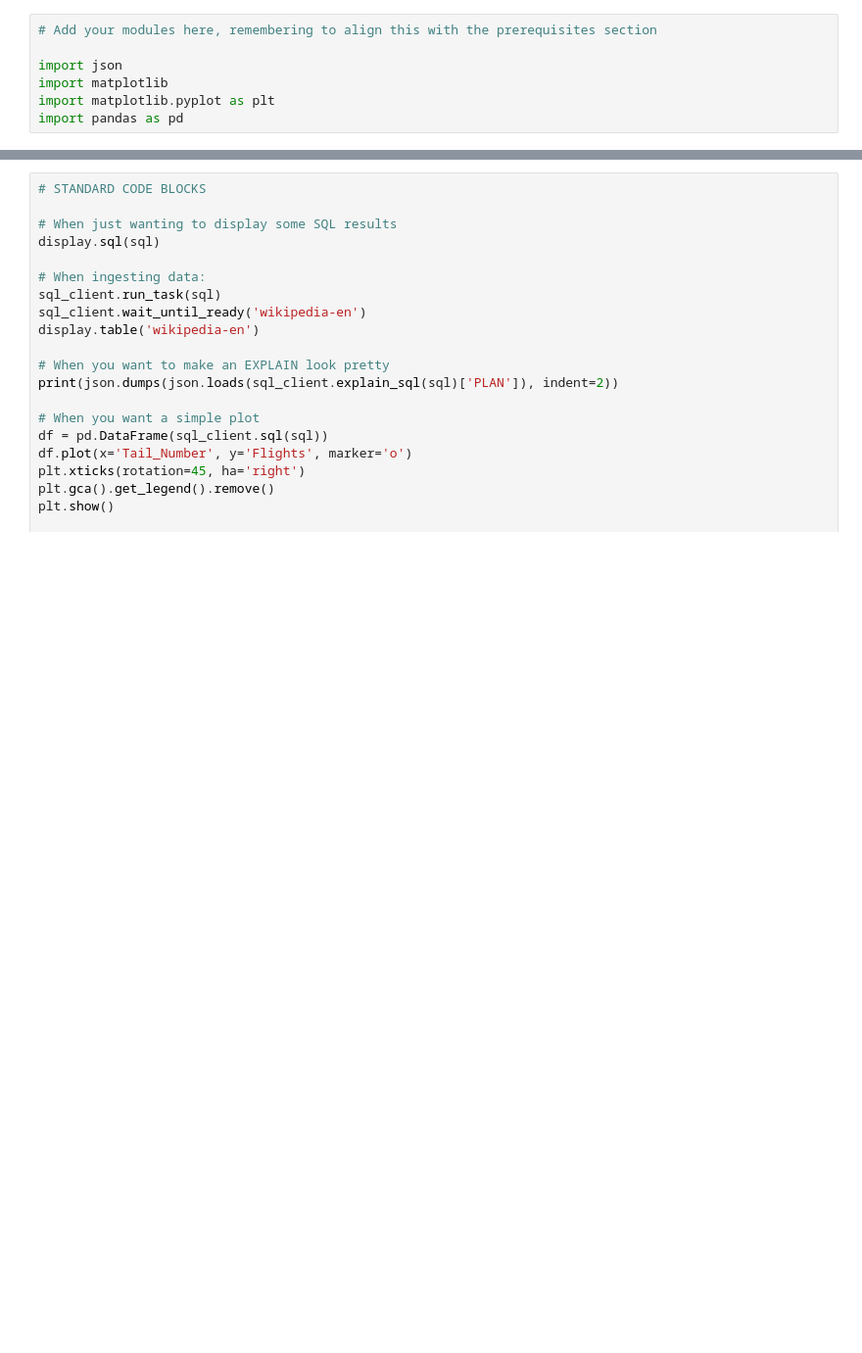
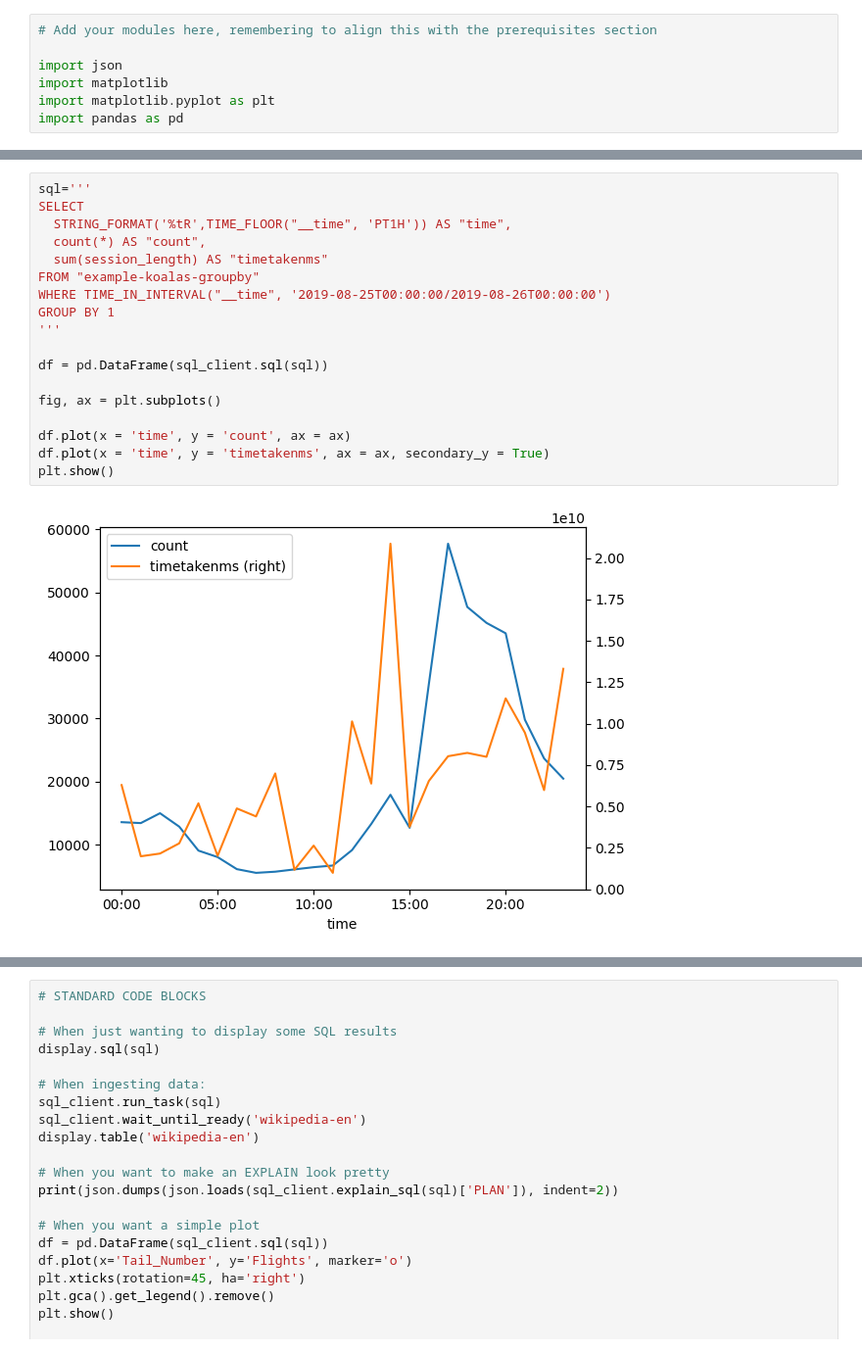
Before and after one commit to implydata/learn-druid, a Jupyter notebook: notebooks/03-query/03-groupby.ipynb, the cells around one changed output, grey strips where cells are left out. Shown at 98% size. Cells and saved outputs as stored; diff of their text form; blank space fills up the shorter version.

```diff
--- a/notebooks/03-query/03-groupby.ipynb
+++ b/notebooks/03-query/03-groupby.ipynb
@@ -129,0 +330,20 @@ import pandas as pd
+# %%
+sql='''
+SELECT
+  STRING_FORMAT('%tR',TIME_FLOOR("__time", 'PT1H')) AS "time",
+  count(*) AS "count",
+  sum(session_length) AS "timetakenms"
+FROM "example-koalas-groupby"
+WHERE TIME_IN_INTERVAL("__time", '2019-08-25T00:00:00/2019-08-26T00:00:00')
+GROUP BY 1
+'''
+
+df = pd.DataFrame(sql_client.sql(sql))
+
+fig, ax = plt.subplots()
+
+df.plot(x = 'time', y = 'count', ax = ax)
+df.plot(x = 'time', y = 'timetakenms', ax = ax, secondary_y = True)
+plt.show()
+# %% [output]
+[figure, added]
```
Also changed, not shown: parts of 28 cells of this notebook.
